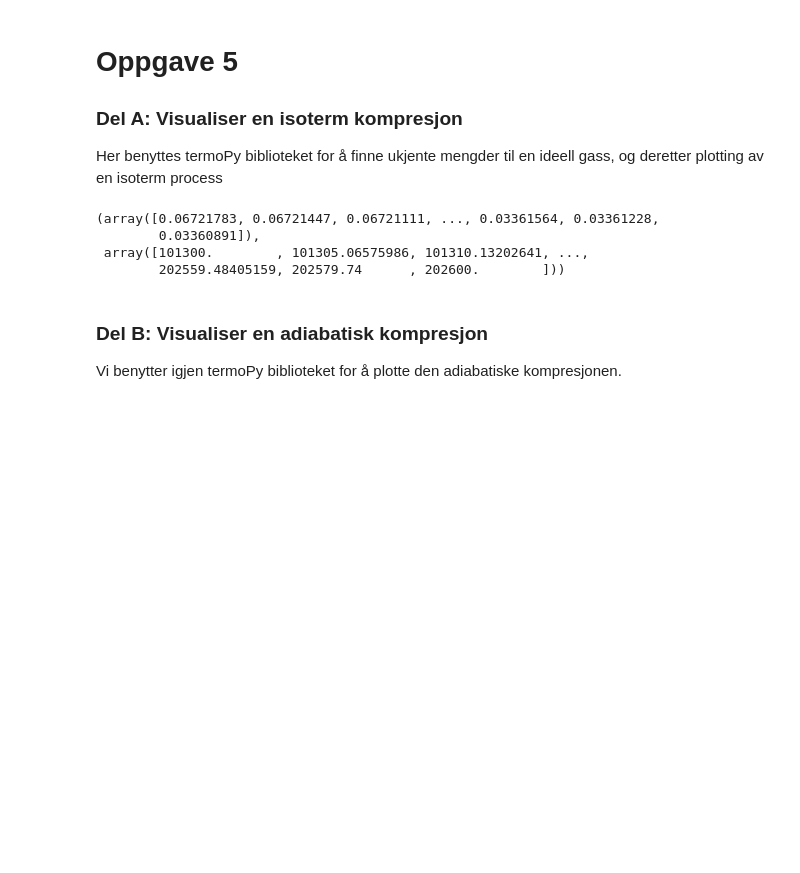
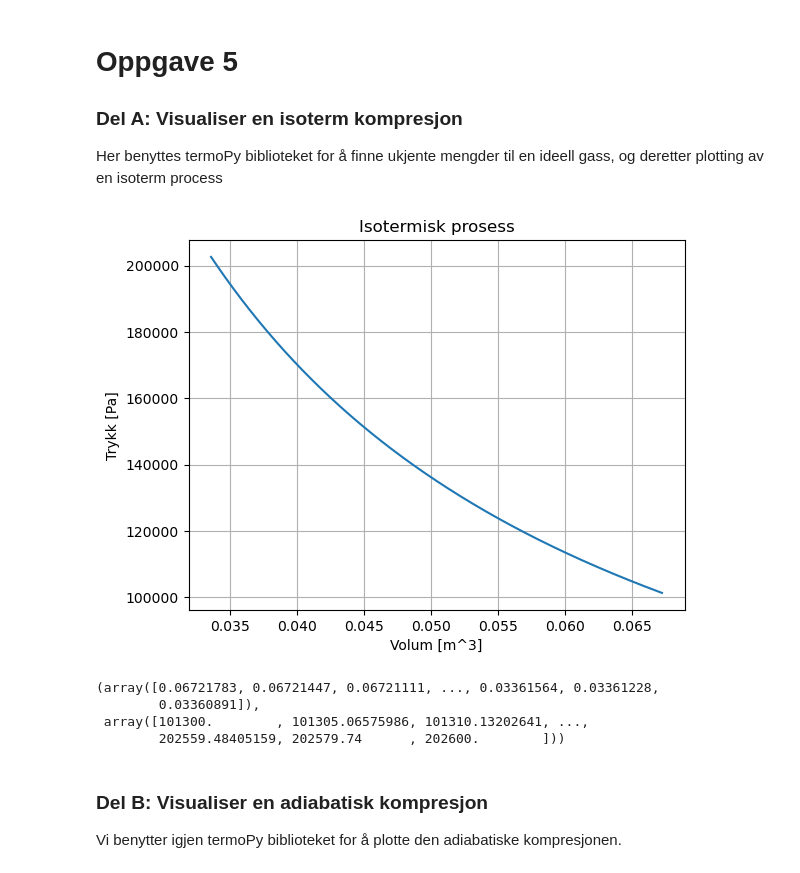
Before and after one commit to Tycho887/FYS102_FYS155, a Jupyter notebook: kollokvie_termo_oppgave5.ipynb, the cells around one changed output. Drawn from its saved outputs; the diff is of its cells as text; code cells hidden in the pictures; blank space fills up the shorter version.

```diff
--- a/kollokvie_termo_oppgave5.ipynb
+++ b/kollokvie_termo_oppgave5.ipynb
@@ -7,16 +7,17 @@ Her benyttes termoPy biblioteket for å finne ukjente mengder til en ideell gass
 # %%
 import termoPy as TP
 import matplotlib.pyplot as plt
 import numpy as np
 
 atm = 101300; L = 0.001
 
 initial_volume = TP.IdealGas(n=3,P1=1*atm,T1=273).V1
 final_volume = initial_volume*0.50
 
 isoterm_prosess = TP.Isothermal(n=3,T1=273,P1=1*atm)
-isoterm_prosess.generate_data_from_dV(V2=final_volume)
+isoterm_prosess.generate_data_from_dV(V2=final_volume,show=True)
 # %% [output]
+[figure, added]
 (array([0.06721783, 0.06721447, 0.06721111, ..., 0.03361564, 0.03361228,
         0.03360891]),
  array([101300.        , 101305.06575986, 101310.13202641, ...,
```
Also changed, not shown: parts of 3 cells of this notebook, 3 other files.
